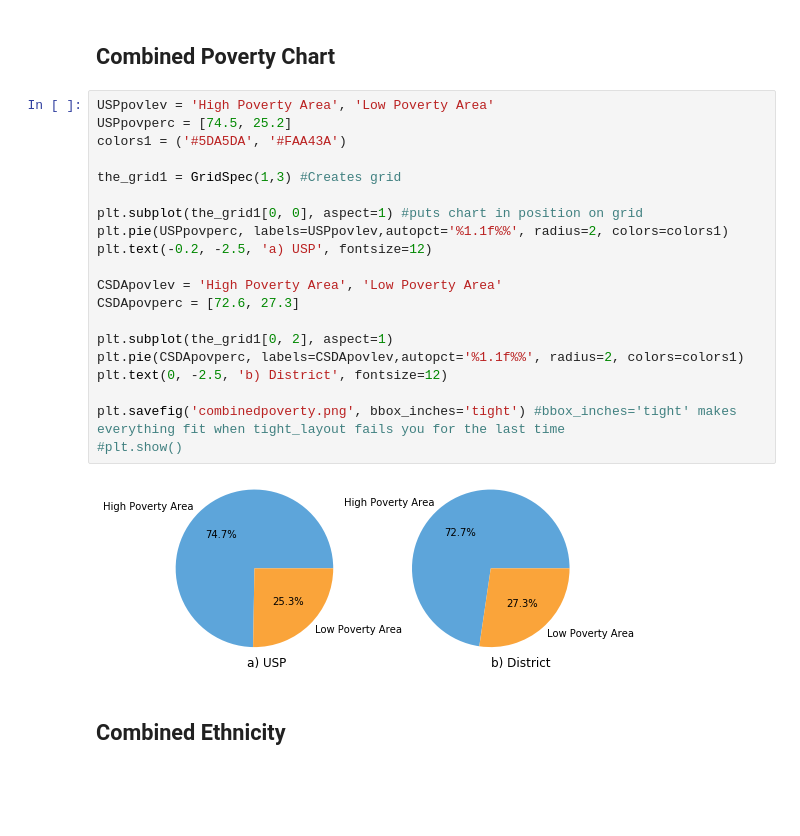
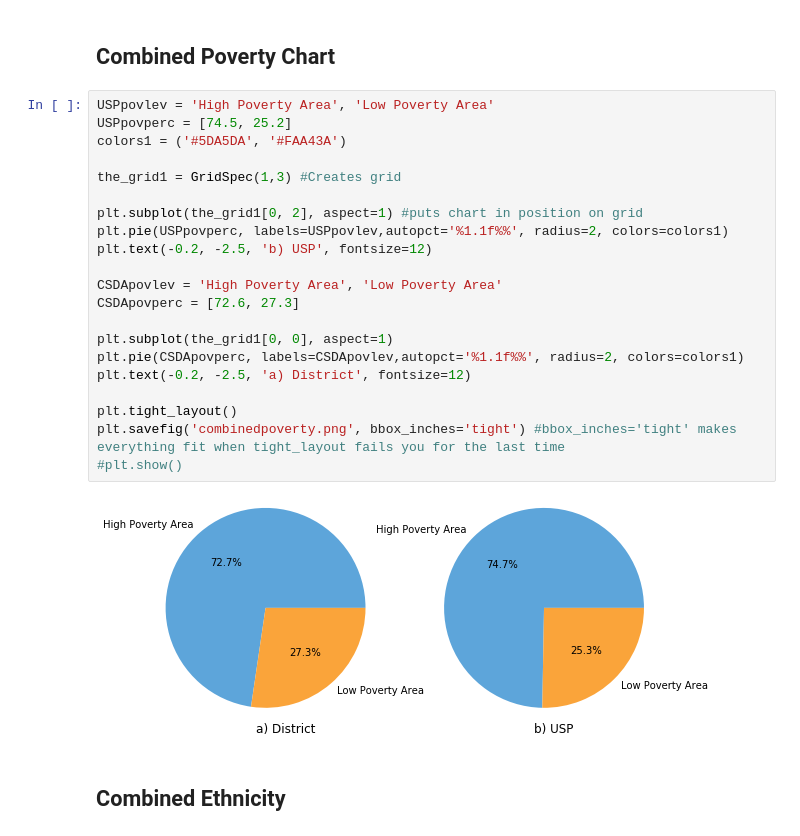
Before and after one commit to Lindsayclark942/USPdatacharts, a Jupyter notebook: Pie-Charts.ipynb, the cells around one changed output. Saved outputs shown, nothing was run; the diff lists cells and outputs as text; blank space fills up the shorter version.

```diff
--- a/Pie-Charts.ipynb
+++ b/Pie-Charts.ipynb
@@ -84,25 +84,26 @@ the_grid = GridSpec(1,1)
 # %%
 USPpovlev = 'High Poverty Area', 'Low Poverty Area'
 USPpovperc = [74.5, 25.2]
 colors1 = ('#5DA5DA', '#FAA43A')
 
 the_grid1 = GridSpec(1,3) #Creates grid
 
-plt.subplot(the_grid1[0, 0], aspect=1) #puts chart in position on grid
+plt.subplot(the_grid1[0, 2], aspect=1) #puts chart in position on grid
 plt.pie(USPpovperc, labels=USPpovlev,autopct='%1.1f%%', radius=2, colors=colors1)
-plt.text(-0.2, -2.5, 'a) USP', fontsize=12)
+plt.text(-0.2, -2.5, 'b) USP', fontsize=12)
 
 CSDApovlev = 'High Poverty Area', 'Low Poverty Area'
 CSDApovperc = [72.6, 27.3]
 
-plt.subplot(the_grid1[0, 2], aspect=1)
+plt.subplot(the_grid1[0, 0], aspect=1)
 plt.pie(CSDApovperc, labels=CSDApovlev,autopct='%1.1f%%', radius=2, colors=colors1)
-plt.text(0, -2.5, 'b) District', fontsize=12)
+plt.text(-0.2, -2.5, 'a) District', fontsize=12)
 
+plt.tight_layout()
 plt.savefig('combinedpoverty.png', bbox_inches='tight') #bbox_inches='tight' makes everything fit when tight_layout fails you for the last time
 #plt.show()
 # %% [output]
-[figure, old version]
+[figure, new version]
 # %% [markdown]
 ## Combined Ethnicity
 # %%
```
Also changed, not shown: parts of 2 cells of this notebook.
